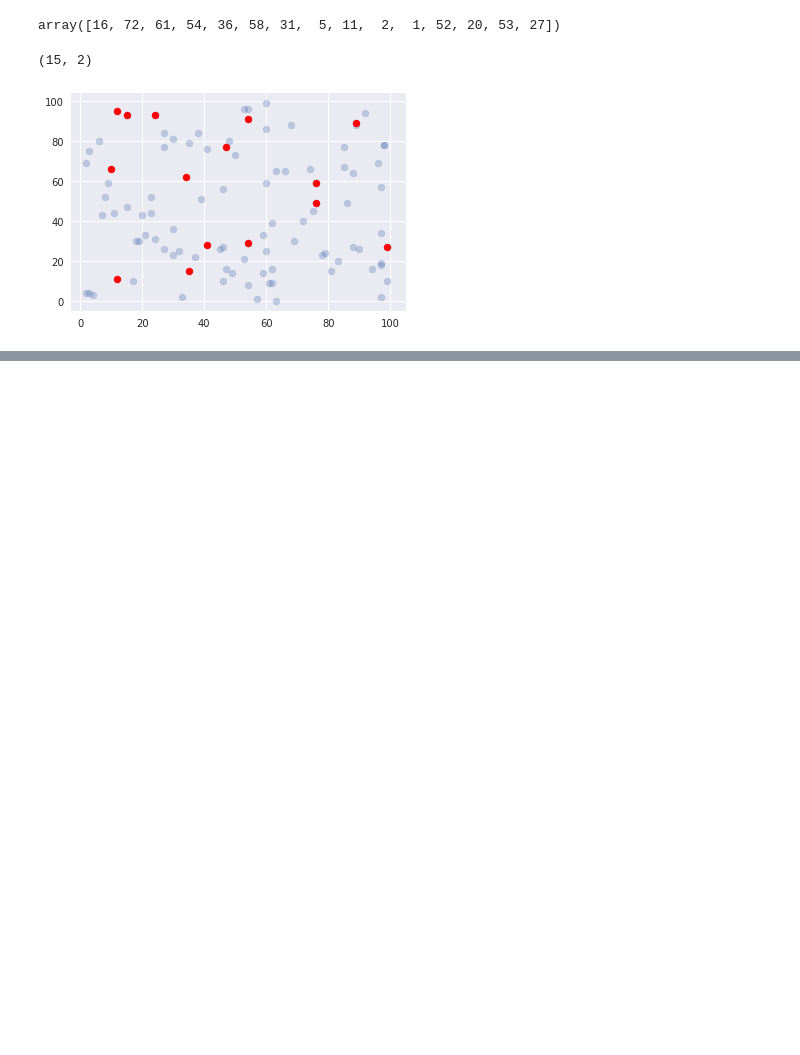
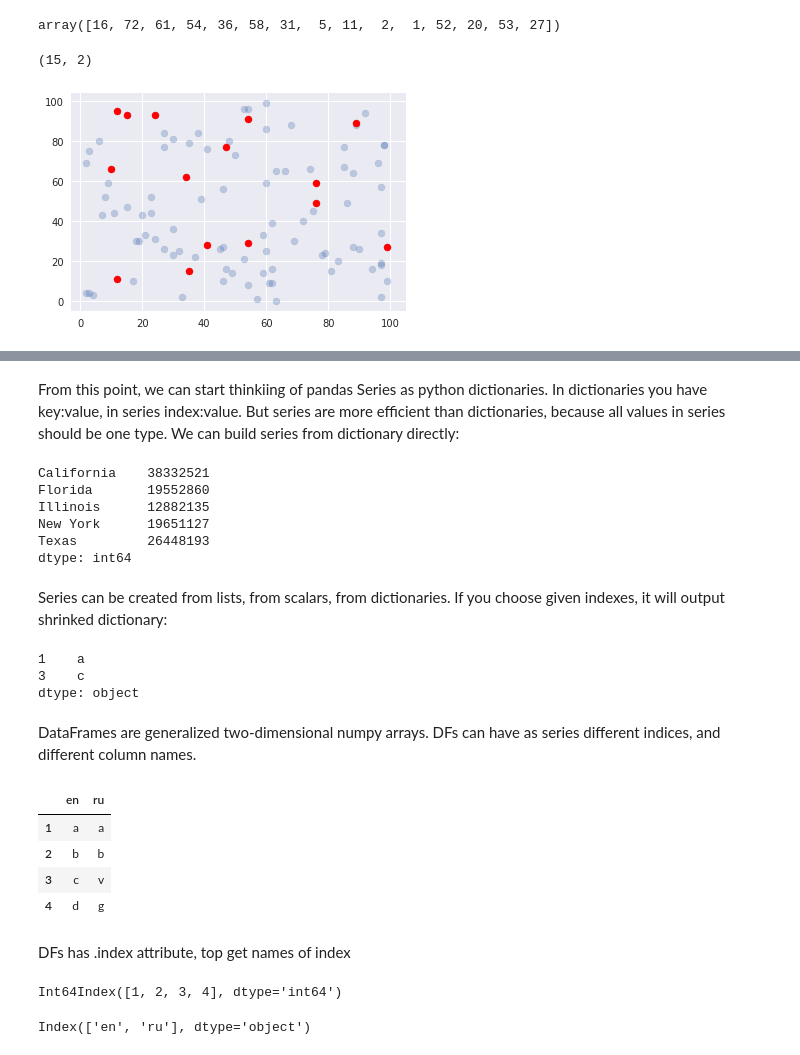
Before and after one commit to DataBloodhound/python_tutorial_first_part, a Jupyter notebook: Python_ds_libraries.ipynb, the cells around one changed output, grey strips where cells are left out. Saved outputs shown, nothing was run; the diff lists cells and outputs as text; code cells hidden in the pictures; blank space fills up the shorter version.

Commit message:
Adding pandas notes

```diff
--- a/Python_ds_libraries.ipynb
+++ b/Python_ds_libraries.ipynb
@@ -468,0 +498,48 @@ plt.show()
+# %% [markdown]
+From this point, we can start thinkiing of pandas Series as python dictionaries. In dictionaries you have key:value, in series index:value. But series are more efficient than dictionaries, because all values in series should be one type. We can build series from dictionary directly:
+# %%
+population_dict = {'California': 38332521, 'Texas': 26448193, 'New York': 19651127, 'Florida': 19552860
+                    ,'Illinois': 12882135}
+population = pd.Series(population_dict)
+population
+# %% [output]
+California    38332521
+Florida       19552860
+Illinois      12882135
+New York      19651127
+Texas         26448193
+dtype: int64
+# %% [markdown]
+Series can be created from lists, from scalars, from dictionaries. If you choose given indexes, it will output shrinked dictionary:
+# %%
+d = {1: 'a', 2: 'b', 3: 'c', 4: 'd'}
+s = pd.Series(d, index = [1,3])
+s
+# %% [output]
+1    a
+3    c
+dtype: object
+# %% [markdown]
+DataFrames are generalized two-dimensional numpy arrays. DFs can have as series different indices, and different column names.
+# %%
+ru = {1: 'a', 2: 'b', 3: 'v', 4: 'g'}
+en = {1: 'a', 2: 'b', 4 : 'd', 3: 'c'}
+df = pd.DataFrame({'en': en, 'ru': ru})
+df
+# %% [output]
+|  | en | ru |
+| 1 | a | a |
+| 2 | b | b |
+| 3 | c | v |
+| 4 | d | g |
+# %% [markdown]
+DFs has .index attribute, top get names of index
+# %%
+df.index
+# %% [output]
+Int64Index([1, 2, 3, 4], dtype='int64')
+# %%
+# columns attribute returns names of columns
+df.columns
+# %% [output]
+Index(['en', 'ru'], dtype='object')
```
Also changed, not shown: parts of 7 cells of this notebook.
